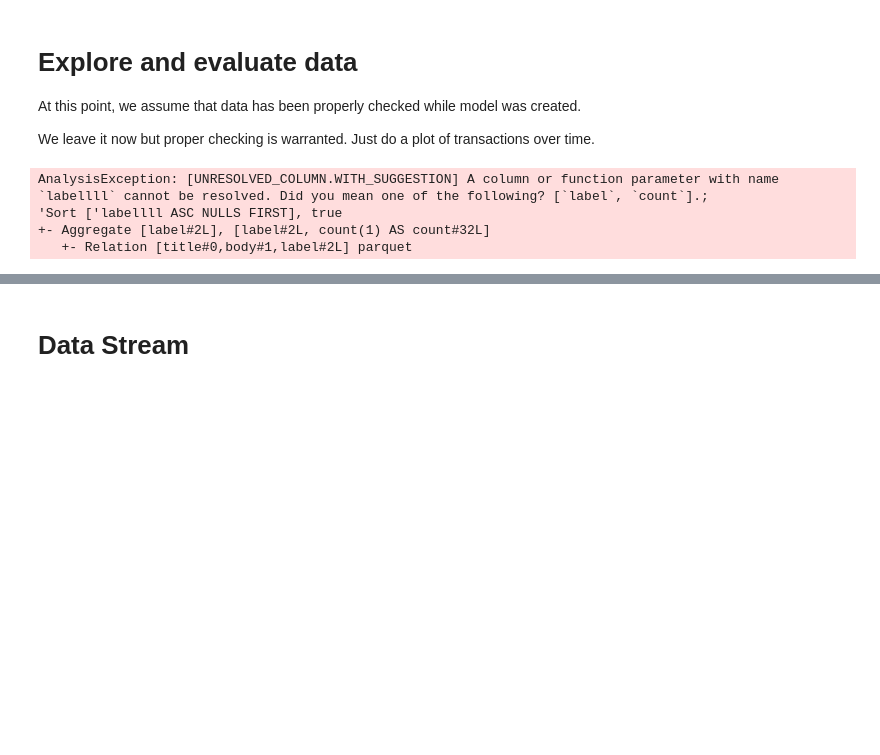
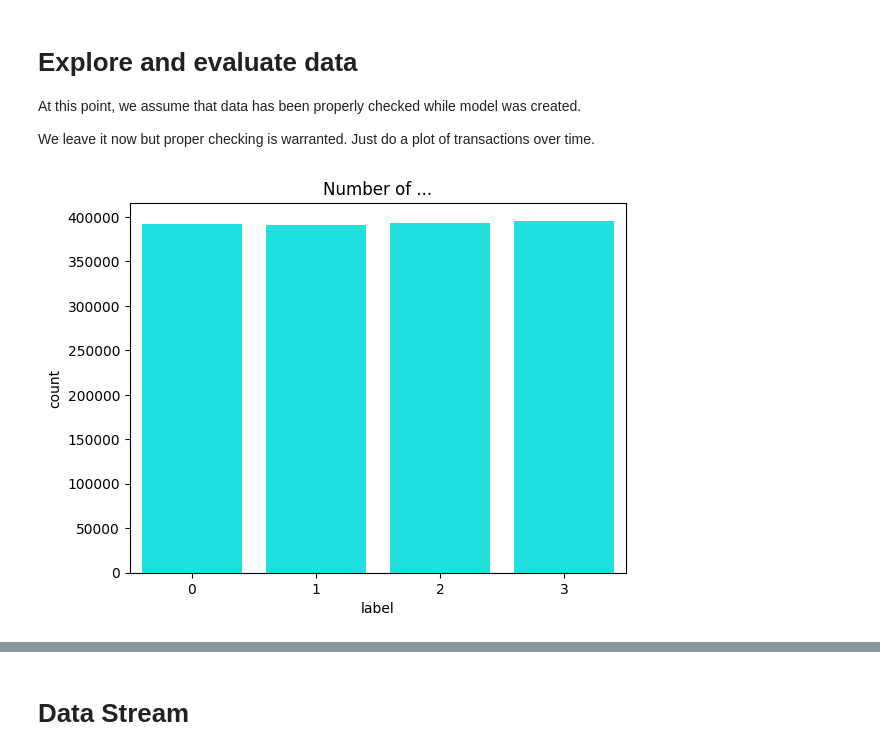
Before and after one commit to fjpiedade/abd-final-project, a Jupyter notebook: abd-final-project.ipynb, the cells around one changed output, grey strips where cells are left out. Drawn from its saved outputs; the diff is of its cells as text; code cells hidden in the pictures; blank space fills up the shorter version.

```diff
--- a/abd-final-project.ipynb
+++ b/abd-final-project.ipynb
@@ -134,8 +134,16 @@ drwxr-xr-x   5 fernandopiedade  staff    160 May 13 21:44 datasets/
 # Reading data
 
 # Stackoverflow
-#data_dir = data_path + '/datasets/stackoverflow-questions/data/post_questions_test/'
+data_dir = data_path + '/datasets/financial-reports-sec/data/small/train/'
 
-file_path = data_path + '/datasets/stackoverflow-questions/data/post_questions_test/'
+#file_path = data_path + '/datasets/stackoverflow-questions/data/post_questions_test/'
 
-df_stackoverflow = spark.read.parquet(file_path)
+#df_stackoverflow = spark.read.parquet(file_path)
+
+df_test = spark.read.json(data_dir)
+df_test.printSchema()
+
+len(df_test.columns)
+df_test.count()
+df_test.describe()
+print(data_dir)
@@ -179,19 +268,16 @@ We leave it now but proper checking is warranted. Just do a plot of transactions
 # %%
 # Just to remember ... [`body`, `label`, `title`]
 
 df_plot = ( df_stackoverflow
-            .groupby(['label'])
+            .groupby('label')
             .count()
-            .sort('labellll', ascending=True)
+            .sort('label', ascending=True)
             .toPandas()
           )
-plotBarColoured(df_plot, 'title', 'count', 'orange')
+plotBarColoured(df_plot, 'label', 'count', 'cyan')
 plt.title('Number of ...')
 plt.show()
 # %% [output]
-AnalysisException: [UNRESOLVED_COLUMN.WITH_SUGGESTION] A column or function parameter with name `labellll` cannot be resolved. Did you mean one of the following? [`label`, `count`].;
-'Sort ['labellll ASC NULLS FIRST], true
-+- Aggregate [label#2L], [label#2L, count(1) AS count#32L]
-   +- Relation [title#0,body#1,label#2L] parquet
+[figure, added]
 # %%
 df_plot.head()
```
Also changed, not shown: parts of 8 cells of this notebook.
